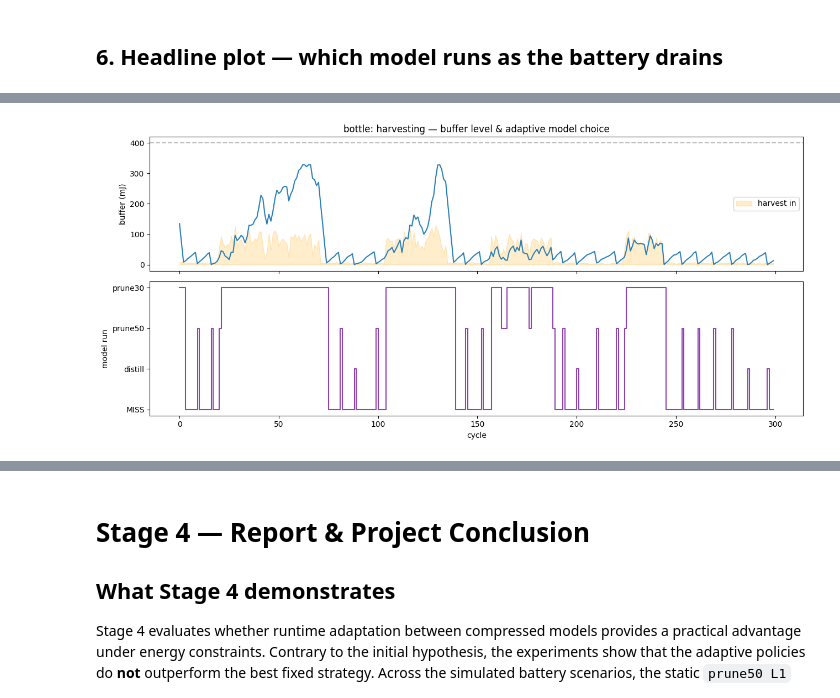
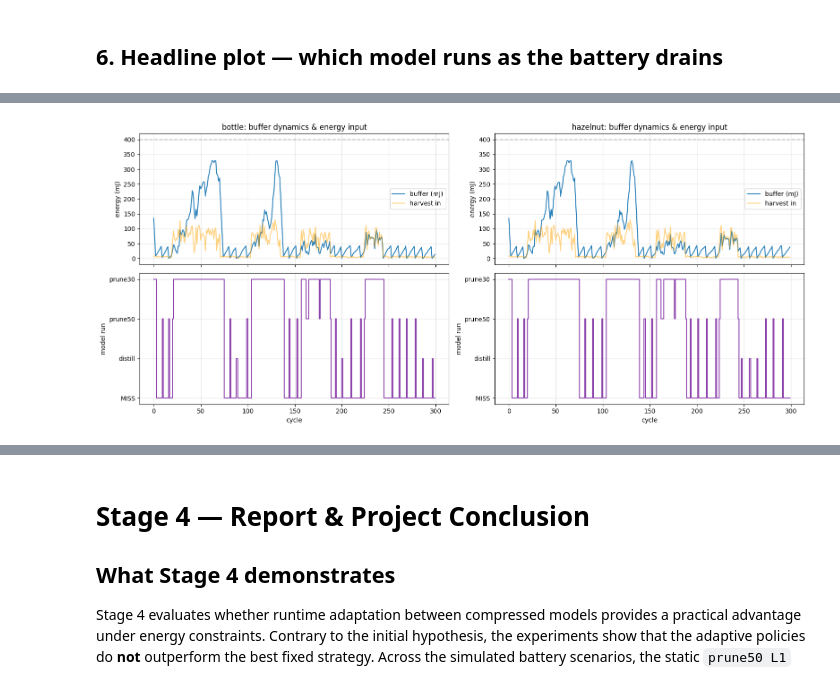
Before and after one commit to ilkabret/LowPowerES, a Jupyter notebook: Final_Project/Stage4_EnergyAdaptive.ipynb, the cells around one changed output, grey strips where cells are left out. Cells and saved outputs as stored; diff of their text form; code cells hidden in the pictures.

```diff
--- a/Final_Project/Stage4_EnergyAdaptive.ipynb
+++ b/Final_Project/Stage4_EnergyAdaptive.ipynb
@@ -410,0 +607,17 @@ BOttle scenario (bottle, cap=400.0 mJ, floor=0.86):\n
+# %%
+FLOOR = 86
+
+for CAT in ['bottle', 'hazelnut']:
+
+    print(f'\n{CAT.upper()} scenario (cap={CAP_mJ}, floor={FLOOR}):\n')
+
+    for strat in ['prune30', 'prune50', 'distill', 'adaptive']:
+
+        r = simulate_harvest(CAT, strat, floor=FLOOR)
+
+        print(
+            f'  {strat:10s}: served {r["n_served"]:4d}, '
+            f'missed {r["missed"]:4d}, '
+            f'mean AUROC {r["mean_auroc"]:.3f}, '
+            f'above-floor {r["above_floor"]:4d}'
+        )
@@ -413,29 +644,62 @@ BOttle scenario (bottle, cap=400.0 mJ, floor=0.86):\n
 # %%
-# Show buffer level + model choice over time for the adaptive policy
-buf_trace, model_trace = [], []
-buf = CAP_mJ * 0.5
-L = LADDER[CAT]; ladder_sorted = sorted(L.items(), key=lambda kv: -kv[1]['energy_mJ'])
-for t in range(300):  # first 300 cycles for readability
-    buf = min(CAP_mJ, buf + harvest[t])
-    chosen = None
-    for name, m in ladder_sorted:
-        if buf >= m['energy_mJ'] + IDLE_mJ:
-            chosen = (name, m); break
-    if chosen:
-        buf -= chosen[1]['energy_mJ'] + IDLE_mJ
-        model_trace.append({'prune30':3,'prune50':2,'distill':1}[chosen[0]])
-    else:
-        model_trace.append(0)  # miss
-    buf_trace.append(buf)
+fig, axes = plt.subplots(2, 2, figsize=(16, 7), sharex=True)
 
-fig, (a1, a2) = plt.subplots(2, 1, figsize=(13, 6), sharex=True)
-a1.plot(buf_trace, color='#2980b9'); a1.axhline(CAP_mJ, ls='--', color='gray', alpha=.5)
-a1.fill_between(range(len(harvest[:300])), harvest[:300], alpha=.2, color='orange', label='harvest in')
-a1.set_ylabel('buffer (mJ)'); a1.legend(); a1.set_title(f'{CAT}: harvesting — buffer level & adaptive model choice')
-a2.plot(model_trace, drawstyle='steps-post', color='#8e44ad')
-a2.set_yticks([0,1,2,3]); a2.set_yticklabels(['MISS','distill','prune50','prune30'])
-a2.set_xlabel('cycle'); a2.set_ylabel('model run')
-plt.tight_layout(); plt.show()
+model_map = {'prune30': 3, 'prune50': 2, 'distill': 1}
+
+for col, CAT in enumerate(['bottle', 'hazelnut']):
+
+    buf_trace, model_trace = [], []
+
+    buf = CAP_mJ * 0.5
+    L = LADDER[CAT]
+    ladder_sorted = sorted(L.items(), key=lambda kv: -kv[1]['energy_mJ'])
+
+    h = harvest[CAT] if isinstance(harvest, dict) else harvest
+
+    for t in range(300):
+
+        buf = min(CAP_mJ, buf + h[t])
+
+        chosen = None
+        for name, m in ladder_sorted:
+            if buf >= m['energy_mJ'] + IDLE_mJ:
+                chosen = (name, m)
+                break
+
+        if chosen:
+            buf -= chosen[1]['energy_mJ'] + IDLE_mJ
+            model_trace.append(model_map[chosen[0]])
+        else:
+            model_trace.append(0)
+
+        buf_trace.append(buf)
+
+    # -----------------------
+    # TOP: buffer + harvest
+    # -----------------------
+    ax1 = axes[0, col]
+    ax1.plot(buf_trace, color='#2980b9', label='buffer (mJ)')
+    ax1.plot(h[:300], color='orange', alpha=0.5, label='harvest in')
+    ax1.axhline(CAP_mJ, ls='--', color='gray', alpha=.5)
+
+    ax1.set_title(f'{CAT}: buffer dynamics & energy input')
+    ax1.set_ylabel('energy (mJ)')
+    ax1.legend()
+    ax1.grid(alpha=0.3)
+
+    # -----------------------
+    # BOTTOM: model trace
+    # -----------------------
+    ax2 = axes[1, col]
+    ax2.plot(model_trace, drawstyle='steps-post', color='#8e44ad')
+    ax2.set_yticks([0,1,2,3])
+    ax2.set_yticklabels(['MISS','distill','prune50','prune30'])
+    ax2.set_xlabel('cycle')
+    ax2.set_ylabel('model run')
+    ax2.grid(alpha=0.3)
+
+plt.tight_layout()
+plt.show()
 # %% [output]
-[figure, old version]
+[figure, new version]
 # %% [markdown]
```
Also changed, not shown: parts of 24 cells of this notebook.
